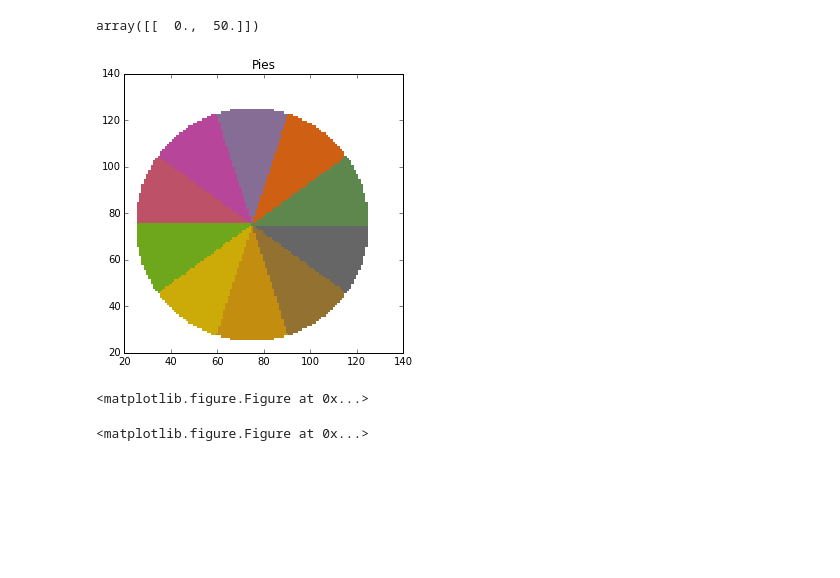
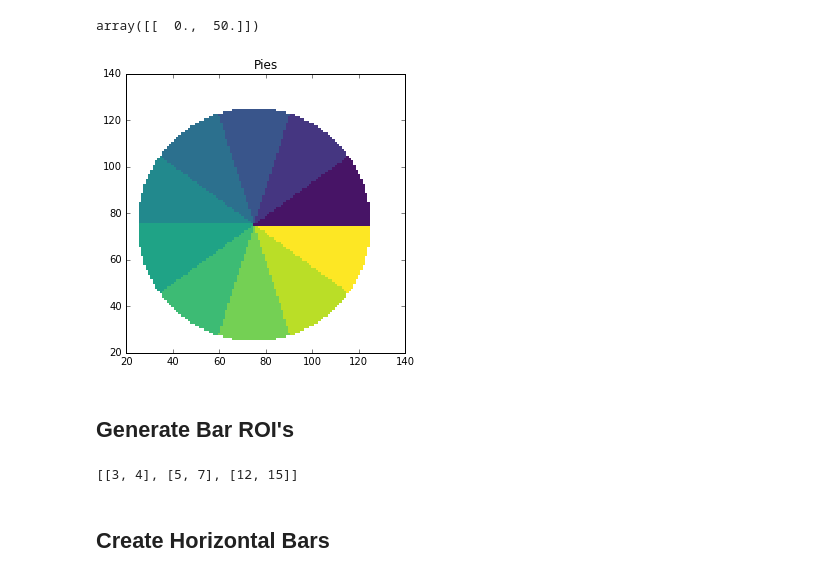
Before and after one commit to scikit-beam/scikit-beam-examples, a Jupyter notebook: demos/Generate_ROI_labeled_arrays.ipynb, the cells around one changed output. Saved outputs shown, nothing was run; the diff lists cells and outputs as text; code cells hidden in the pictures; blank space fills up the shorter version.

```diff
--- a/demos/Generate_ROI_labeled_arrays.ipynb
+++ b/demos/Generate_ROI_labeled_arrays.ipynb
@@ -27,7 +25,7 @@ else:
     %matplotlib inline
 
 backend = mpl.get_backend()
-cmap='Dark2'
+cmap='viridis'
 # %% [markdown]
 ## Rectangle region of interests.
 # %%
@@ -204,20 +202,32 @@ array([[  0.,  50.]])
 # %%
 slicing = 10 # number of pie slices or list of angles in radians
 
 #Elements not inside any ROI are zero; elements inside each
 #ROI are 1, 2, 3, corresponding to the order they are specified in edges.
 label_array = roi.segmented_rings(edges, slicing, center,
                                       img_shape, offset_angle=0)
 
 # plot the figure
 fig, axes = plt.subplots(figsize=(6, 5))
 axes.set_title("Pies")
 axes.set_xlim(20, 140)
 axes.set_ylim(20, 140)
 im = mpl_plot.show_label_array(axes, label_array, cmap)
 plt.show()
-plt.figure()
 # %% [output]
-[figure, old version]
+[figure, new version]
-<matplotlib.figure.Figure at 0x...>
-<matplotlib.figure.Figure at 0x...>
+# %% [markdown]
+## Generate Bar ROI's
+# %%
+h_values = np.zeros((20, 20))
+v_values = np.zeros((20, 20))
+for i in range(20):
+    h_values[i, :] = i
+    v_values[:, i] = i
+
+edges = [[3, 4], [5, 7], [12, 15]]
+edges
+# %% [output]
+[[3, 4], [5, 7], [12, 15]]
+# %% [markdown]
+## Create Horizontal Bars
```
Also changed, not shown: parts of 14 cells of this notebook.
